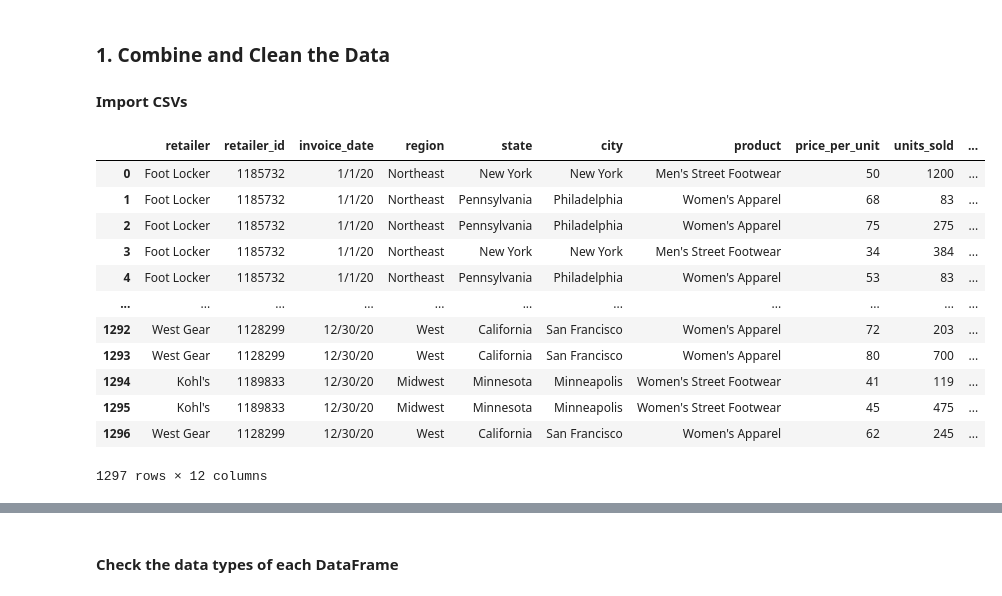
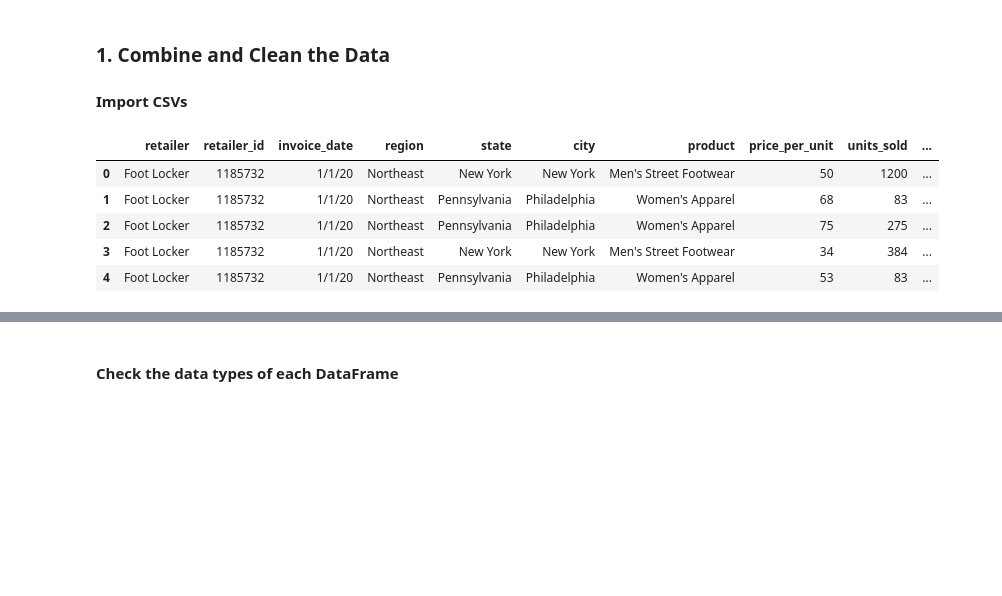
Before and after one commit to Cyberwolf7583/athletic_sales_analysis, a Jupyter notebook: starter code/05-Pandas-Data-Preparation-2/Starter_Code/athletic_sales_analysis.ipynb, the cells around one changed output, grey strips where cells are left out. Cells and saved outputs as stored; diff of their text form; code cells hidden in the pictures; blank space fills up the shorter version.

```diff
--- a/starter code/05-Pandas-Data-Preparation-2/Starter_Code/athletic_sales_analysis.ipynb
+++ b/starter code/05-Pandas-Data-Preparation-2/Starter_Code/athletic_sales_analysis.ipynb
@@ -11,20 +11,13 @@ athletic_sales_2021_df = pd.read_csv("Resources/athletic_sales_2021.csv")
 # %%
 # Display the 2020 sales DataFrame
 
-athletic_sales_2020_df
+athletic_sales_2020_df.head()
 # %% [output]
 |  | retailer | retailer_id | invoice_date | region | state | city | product | price_per_unit | units_sold | ... |
 | 0 | Foot Locker | 1185732 | 1/1/20 | Northeast | New York | New York | Men's Street Footwear | 50 | 1200 | ... |
 | 1 | Foot Locker | 1185732 | 1/1/20 | Northeast | Pennsylvania | Philadelphia | Women's Apparel | 68 | 83 | ... |
 | 2 | Foot Locker | 1185732 | 1/1/20 | Northeast | Pennsylvania | Philadelphia | Women's Apparel | 75 | 275 | ... |
 | 3 | Foot Locker | 1185732 | 1/1/20 | Northeast | New York | New York | Men's Street Footwear | 34 | 384 | ... |
 | 4 | Foot Locker | 1185732 | 1/1/20 | Northeast | Pennsylvania | Philadelphia | Women's Apparel | 53 | 83 | ... |
-| ... | ... | ... | ... | ... | ... | ... | ... | ... | ... | ... |
-| 1292 | West Gear | 1128299 | 12/30/20 | West | California | San Francisco | Women's Apparel | 72 | 203 | ... |
-| 1293 | West Gear | 1128299 | 12/30/20 | West | California | San Francisco | Women's Apparel | 80 | 700 | ... |
-| 1294 | Kohl's | 1189833 | 12/30/20 | Midwest | Minnesota | Minneapolis | Women's Street Footwear | 41 | 119 | ... |
-| 1295 | Kohl's | 1189833 | 12/30/20 | Midwest | Minnesota | Minneapolis | Women's Street Footwear | 45 | 475 | ... |
-| 1296 | West Gear | 1128299 | 12/30/20 | West | California | San Francisco | Women's Apparel | 62 | 245 | ... |
-1297 rows × 12 columns
 # %%
 # Display the 2021 sales DataFrame
```
Also changed, not shown: parts of 2 cells of this notebook.
